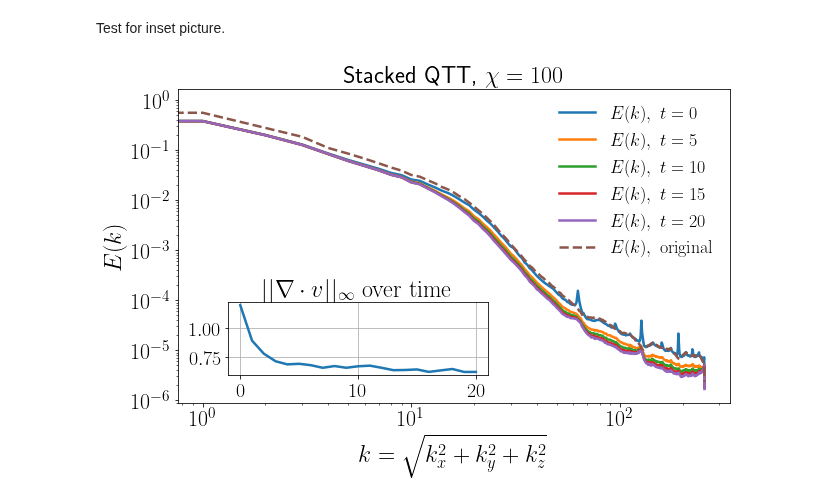
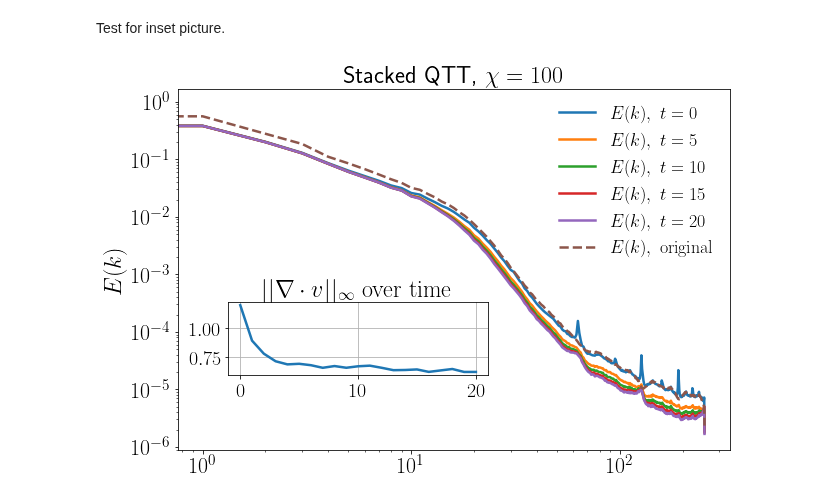
Before and after one commit to stefanopisoni/TN_Turbulence, a Jupyter notebook: 3D_evolution/3D_evolution_plot.ipynb, the cells around one changed output. Saved outputs shown, nothing was run; the diff lists cells and outputs as text; code cells hidden in the pictures.

Commit message:
plots

```diff
--- a/3D_evolution/3D_evolution_plot.ipynb
+++ b/3D_evolution/3D_evolution_plot.ipynb
@@ -167,7 +167,9 @@ ax_main.plot(E_k_100_tens, label=r'$E(k), \mathrm{~original}$', linestyle='--')
 
 ax_main.set_xscale('log')
 ax_main.set_yscale('log')
-ax_main.set_xlabel(r'$k = \sqrt{k_x^2 + k_y^2 + k_z^2}$', fontsize=24)
+
+if encoding_prefix == "seq":
+    ax_main.set_xlabel(r'$k = \sqrt{k_x^2 + k_y^2 + k_z^2}$', fontsize=24)
 ax_main.set_ylabel(r'$E(k)$', fontsize=24)
 
 if encoding_prefix == "seq":
@@ -179,34 +181,34 @@ ax_main.tick_params(axis='both', which='major', labelsize=22)
 ax_main.tick_params(axis='both', which='minor', labelsize=12)
 ax_main.legend(fontsize=18, loc='upper right', frameon=False)
 
 # ——— Inset parameters ———
 in_w, in_h = 0.40, 0.40   # smaller inset
 left, bottom = 0.21, 0.26 # shift right & up
 pad = 0.03               # less padding
 
 # Top‐inset: L2 norm
 # ax_l2 = fig.add_axes([left, bottom + in_h/2 + pad, in_w, in_h/2 - pad])
 # ax_l2.plot(times_div, div_l2)
 # # ax_l2.set_xlabel('t', fontsize=12)
 # # ax_l2.set_ylabel(rf'$||\nabla\cdot v||_2$', fontsize=14)
 # ax_l2.set_title(rf'Total $||\nabla\cdot v||_2$ over time', fontsize=14)
 # ax_l2.tick_params(labelsize=10)
 # ax_l2.grid(True)
 
 # Bottom‐inset: Linf norm
 ax_linf = fig.add_axes([left, bottom, in_w, in_h/2 - pad])
 ax_linf.plot(times_div, div_linf)
 # ax_linf.set_xlabel('t', fontsize=12)
 # ax_linf.set_ylabel(rf'$||\nabla\cdot v||_\infty$', fontsize=14)
 ax_linf.set_title(r'$||\nabla\cdot v||_\infty \mathrm{~over~time}$', fontsize=24)
 ax_linf.tick_params(labelsize=20)
 ax_linf.grid(True)
 
 plt.tight_layout()
 plt.savefig(f"Plots/{repo_name}.pdf", format="pdf")
 plt.show()
 # %% [output]
-[figure, old version]
+[figure, new version]
 # %%
 t = 10
 tt.plot_ux_uy_uz_rect(solution[0][t], solution[1][t], solution[2][t], z_slice=0, L=[Li,Li,Li])
```
Also changed, not shown: 1 other file.
